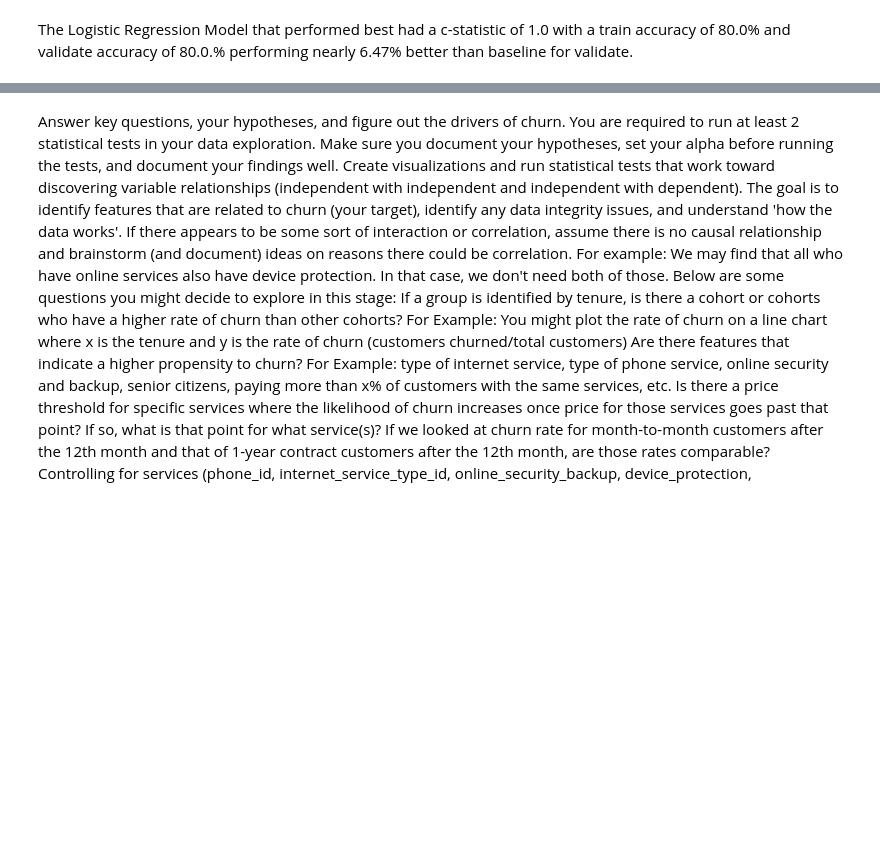
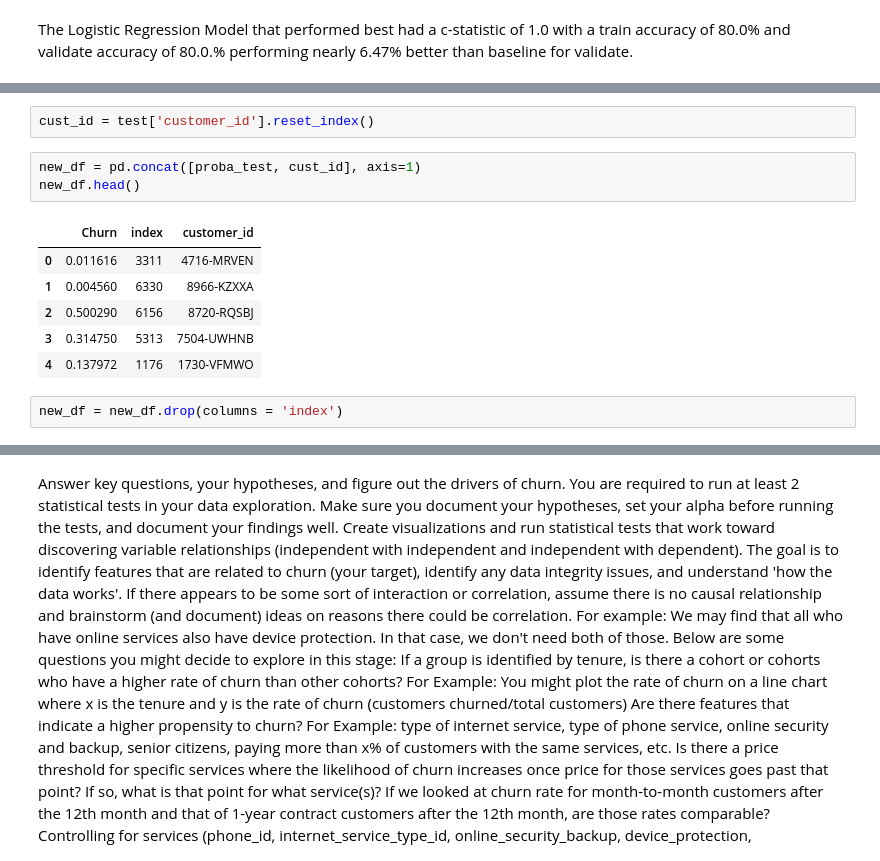
Before and after one commit to rachelrobbinsmayhill/classification-project, a Jupyter notebook: Churn_Work.ipynb, the cells around one changed output, grey strips where cells are left out. Drawn from its saved outputs; the diff is of its cells as text; blank space fills up the shorter version.

```diff
--- a/Churn_Work.ipynb
+++ b/Churn_Work.ipynb
@@ -1428,0 +1568,14 @@ NameError: name 'features' is not defined
+# %%
+cust_id = test['customer_id'].reset_index()
+# %%
+new_df = pd.concat([proba_test, cust_id], axis=1)
+new_df.head()
+# %% [output]
+|  | Churn | index | customer_id |
+| 0 | 0.011616 | 3311 | 4716-MRVEN |
+| 1 | 0.004560 | 6330 | 8966-KZXXA |
+| 2 | 0.500290 | 6156 | 8720-RQSBJ |
+| 3 | 0.314750 | 5313 | 7504-UWHNB |
+| 4 | 0.137972 | 1176 | 1730-VFMWO |
+# %%
+new_df = new_df.drop(columns = 'index')
```
Also changed, not shown: parts of 58 cells of this notebook.
